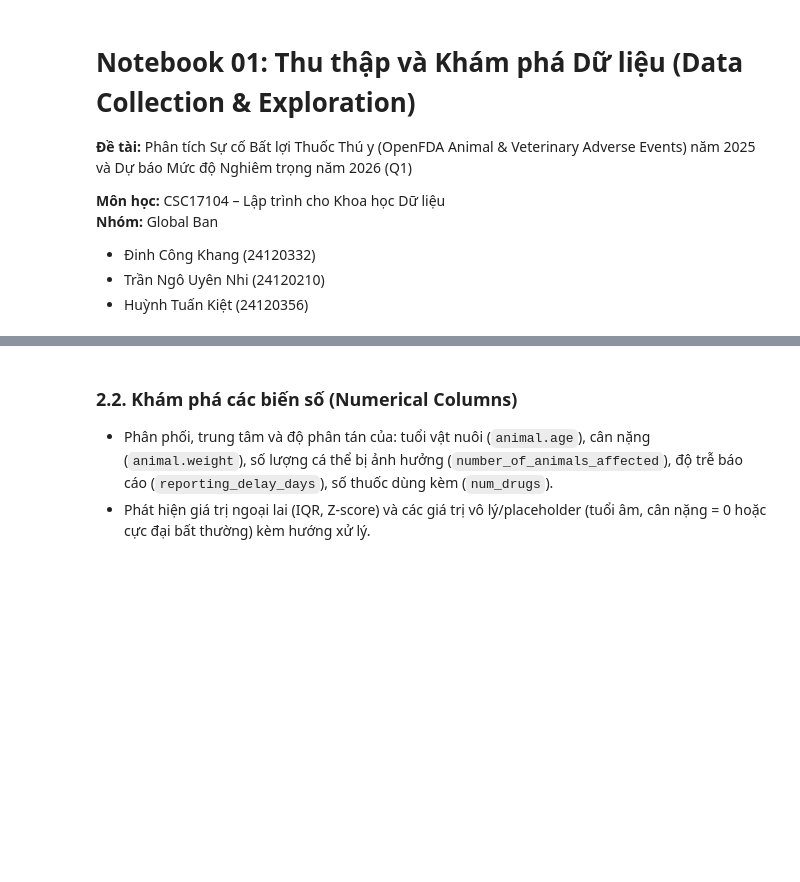
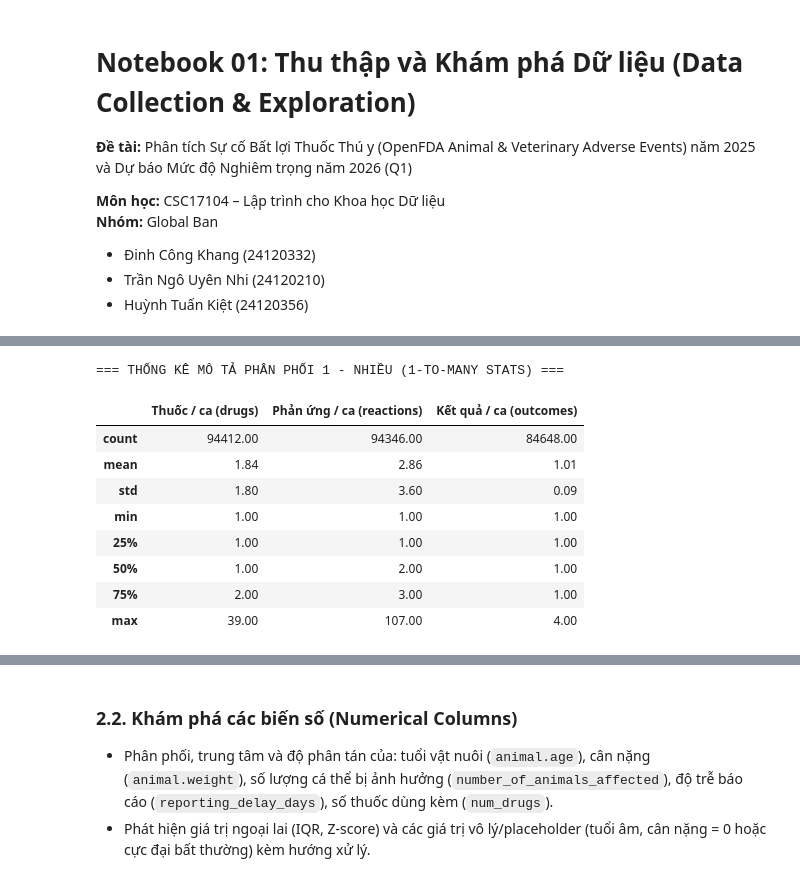
Before and after one commit to LeoTkiet/Prg4DS-G3, a Jupyter notebook: notebooks/01_collection_exploration.ipynb, the cells around one changed output, grey strips where cells are left out. Saved outputs shown, nothing was run; the diff lists cells and outputs as text; code cells hidden in the pictures; blank space fills up the shorter version.

```diff
--- a/notebooks/01_collection_exploration.ipynb
+++ b/notebooks/01_collection_exploration.ipynb
@@ -129,0 +585,41 @@ for name, df in [("drugs", drugs_df), ("reactions", reactions_df), ("outcomes",
+# %%
+# 1. Kiểm tra khóa mồ côi (Orphan Keys) và tỷ lệ bao phủ của báo cáo cha
+reports_df = tables["reports"]
+rep_keys = set(reports_df["unique_aer_id_number"])
+n_reports = len(reports_df)
+
+fkey_check = []
+for name in ["drugs", "reactions", "outcomes"]:
+    child_df = tables[name]
+    child_keys = set(child_df["unique_aer_id_number"])
+    orphan_rows = int((~child_df["unique_aer_id_number"].isin(rep_keys)).sum())
+    orphan_keys = len(child_keys - rep_keys)
+    covered_reports = len(child_keys & rep_keys)
+    cov_pct = (covered_reports / n_reports) * 100
+
+    fkey_check.append({
+        "Bảng con (Child Table)": name,
+        "Tổng số dòng con": f"{len(child_df):,}",
+        "Dòng mồ côi (Orphan Rows)": f"{orphan_rows}",
+        "Mã ca mồ côi (Orphan Keys)": f"{orphan_keys}",
+        "Số báo cáo cha có dữ liệu": f"{covered_reports:,} / {n_reports:,}",
+        "Tỷ lệ bao phủ (%)": f"{cov_pct:.2f}%",
+    })
+
+fkey_summary_df = pd.DataFrame(fkey_check).set_index("Bảng con (Child Table)")
+display(fkey_summary_df)
+
+# 2. Thống kê phân phối số lượng bản ghi con trên mỗi ca báo cáo (1-to-Many)
+drug_counts = tables["drugs"].groupby("unique_aer_id_number").size()
+rx_counts = tables["reactions"].groupby("unique_aer_id_number").size()
+out_counts = tables["outcomes"].groupby("unique_aer_id_number").size()
+
+dist_df = pd.DataFrame({
+    "Thuốc / ca (drugs)": drug_counts.describe(),
+    "Phản ứng / ca (reactions)": rx_counts.describe(),
+    "Kết quả / ca (outcomes)": out_counts.describe(),
+}).round(2)
+
+print("\n=== THỐNG KÊ MÔ TẢ PHÂN PHỐI 1 - NHIỀU (1-TO-MANY STATS) ===")
+display(dist_df)
+# %% [output]
@@ -129,0 +631,10 @@ for name, df in [("drugs", drugs_df), ("reactions", reactions_df), ("outcomes",
+=== THỐNG KÊ MÔ TẢ PHÂN PHỐI 1 - NHIỀU (1-TO-MANY STATS) ===
+|  | Thuốc / ca (drugs) | Phản ứng / ca (reactions) | Kết quả / ca (outcomes) |
+| count | 94412.00 | 94346.00 | 84648.00 |
+| mean | 1.84 | 2.86 | 1.01 |
+| std | 1.80 | 3.60 | 0.09 |
+| min | 1.00 | 1.00 | 1.00 |
+| 25% | 1.00 | 1.00 | 1.00 |
+| 50% | 1.00 | 2.00 | 1.00 |
+| 75% | 2.00 | 3.00 | 1.00 |
+| max | 39.00 | 107.00 | 4.00 |
```
Also changed, not shown: parts of 23 cells of this notebook, 5 other files.
